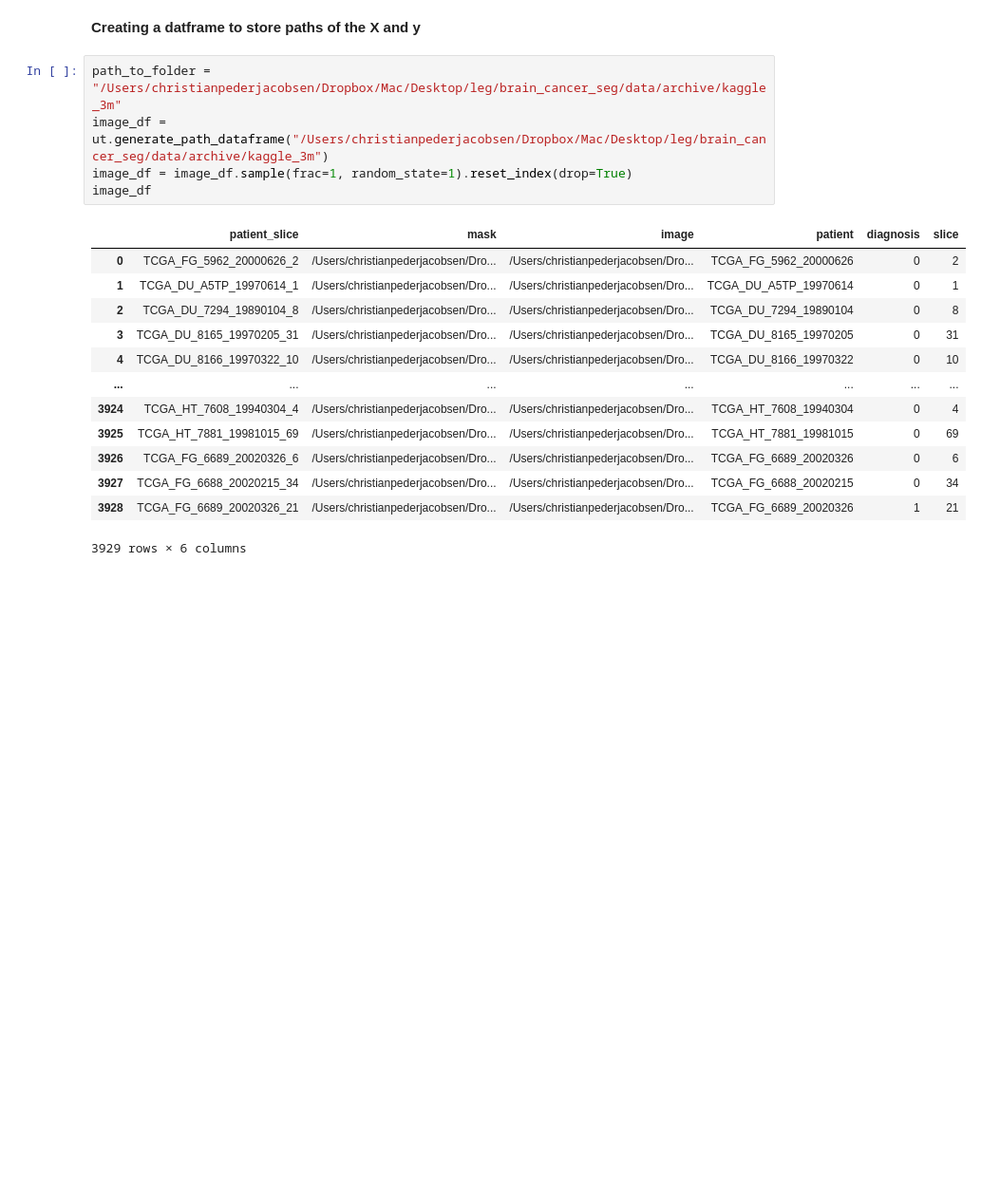
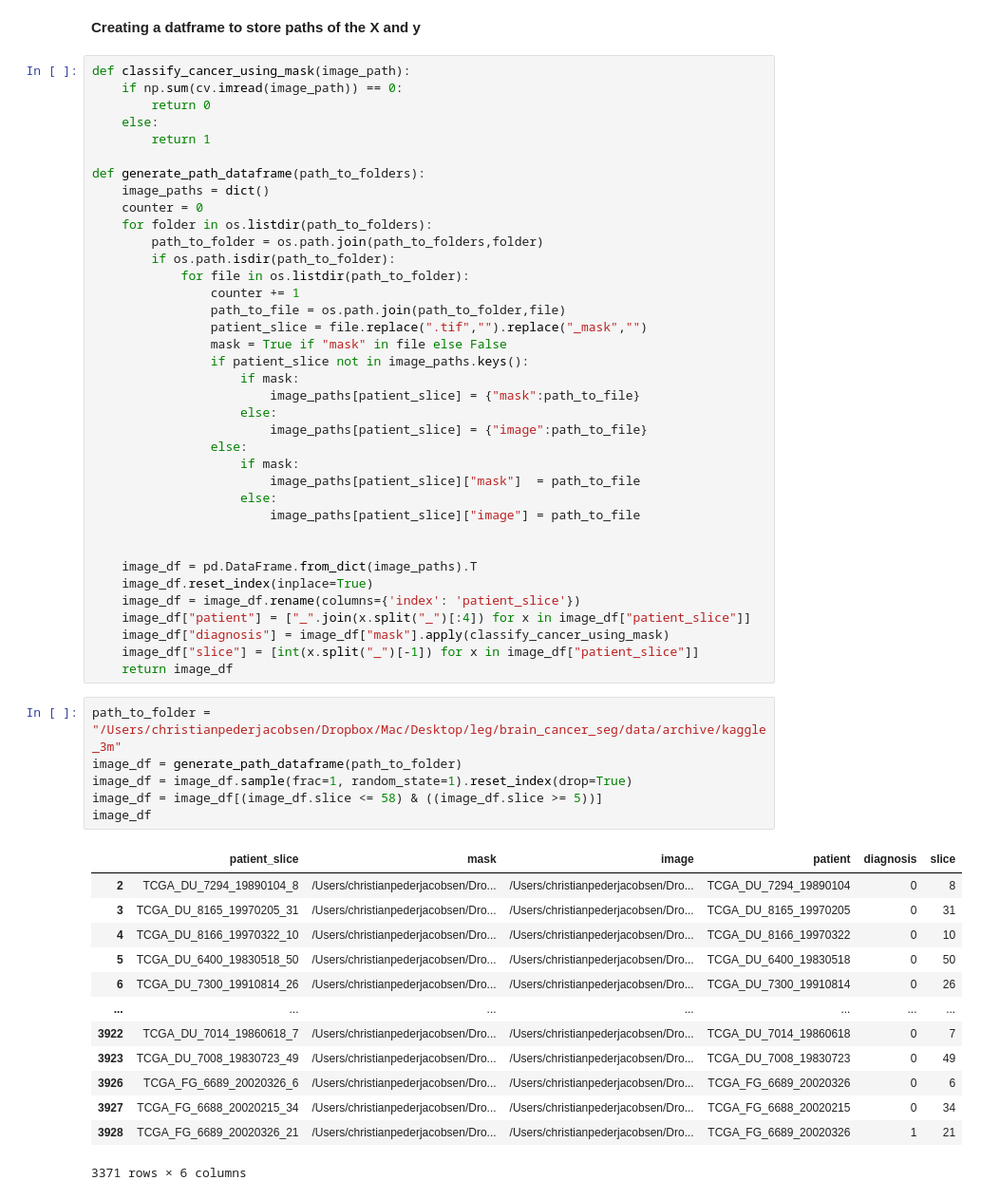
Before and after one commit to christian-creator/brain_cancer_segmentation, a Jupyter notebook: notebooks/segmentation_workflow.ipynb, the cells around one changed output. Shown at 95% size. Saved outputs shown, nothing was run; the diff lists cells and outputs as text; blank space fills up the shorter version.

```diff
--- a/notebooks/segmentation_workflow.ipynb
+++ b/notebooks/segmentation_workflow.ipynb
@@ -31,22 +35,60 @@ from torch.nn import Linear, GRU, Conv2d, Dropout, MaxPool2d, BatchNorm1d
 # Encoding the dataset
 # %% [markdown]
 **Creating a datframe to store paths of the X and y**
+# %%
+def classify_cancer_using_mask(image_path):
+    if np.sum(cv.imread(image_path)) == 0:
+        return 0
+    else:
+        return 1
+
+def generate_path_dataframe(path_to_folders):
+    image_paths = dict()
+    counter = 0
+    for folder in os.listdir(path_to_folders):
+        path_to_folder = os.path.join(path_to_folders,folder)
+        if os.path.isdir(path_to_folder):
+            for file in os.listdir(path_to_folder):
+                counter += 1
+                path_to_file = os.path.join(path_to_folder,file)
+                patient_slice = file.replace(".tif","").replace("_mask","")
+                mask = True if "mask" in file else False
+                if patient_slice not in image_paths.keys():
+                    if mask:
+                        image_paths[patient_slice] = {"mask":path_to_file}
+                    else:
+                        image_paths[patient_slice] = {"image":path_to_file}
+                else:
+                    if mask:
+                        image_paths[patient_slice]["mask"]  = path_to_file
+                    else:
+                        image_paths[patient_slice]["image"] = path_to_file
+
+
+    image_df = pd.DataFrame.from_dict(image_paths).T
+    image_df.reset_index(inplace=True)
+    image_df = image_df.rename(columns={'index': 'patient_slice'})
+    image_df["patient"] = ["_".join(x.split("_")[:4]) for x in image_df["patient_slice"]]
+    image_df["diagnosis"] = image_df["mask"].apply(classify_cancer_using_mask)
+    image_df["slice"] = [int(x.split("_")[-1]) for x in image_df["patient_slice"]]
+    return image_df
 # %%
 path_to_folder = "/Users/christianpederjacobsen/Dropbox/Mac/Desktop/leg/brain_cancer_seg/data/archive/kaggle_3m"
-image_df = ut.generate_path_dataframe("/Users/christianpederjacobsen/Dropbox/Mac/Desktop/leg/brain_cancer_seg/data/archive/kaggle_3m")
+image_df = generate_path_dataframe(path_to_folder)
 image_df = image_df.sample(frac=1, random_state=1).reset_index(drop=True)
+image_df = image_df[(image_df.slice <= 58) & ((image_df.slice >= 5))]
 image_df
 # %% [output]
 |  | patient_slice | mask | image | patient | diagnosis | slice |
-| 0 | TCGA_FG_5962_20000626_2 | /Users/christianpederjacobsen/Dro... | /Users/christianpederjacobsen/Dro... | TCGA_FG_5962_20000626 | 0 | 2 |
-| 1 | TCGA_DU_A5TP_19970614_1 | /Users/christianpederjacobsen/Dro... | /Users/christianpederjacobsen/Dro... | TCGA_DU_A5TP_19970614 | 0 | 1 |
 | 2 | TCGA_DU_7294_19890104_8 | /Users/christianpederjacobsen/Dro... | /Users/christianpederjacobsen/Dro... | TCGA_DU_7294_19890104 | 0 | 8 |
 | 3 | TCGA_DU_8165_19970205_31 | /Users/christianpederjacobsen/Dro... | /Users/christianpederjacobsen/Dro... | TCGA_DU_8165_19970205 | 0 | 31 |
 | 4 | TCGA_DU_8166_19970322_10 | /Users/christianpederjacobsen/Dro... | /Users/christianpederjacobsen/Dro... | TCGA_DU_8166_19970322 | 0 | 10 |
+| 5 | TCGA_DU_6400_19830518_50 | /Users/christianpederjacobsen/Dro... | /Users/christianpederjacobsen/Dro... | TCGA_DU_6400_19830518 | 0 | 50 |
+| 6 | TCGA_DU_7300_19910814_26 | /Users/christianpederjacobsen/Dro... | /Users/christianpederjacobsen/Dro... | TCGA_DU_7300_19910814 | 0 | 26 |
 | ... | ... | ... | ... | ... | ... | ... |
-| 3924 | TCGA_HT_7608_19940304_4 | /Users/christianpederjacobsen/Dro... | /Users/christianpederjacobsen/Dro... | TCGA_HT_7608_19940304 | 0 | 4 |
-| 3925 | TCGA_HT_7881_19981015_69 | /Users/christianpederjacobsen/Dro... | /Users/christianpederjacobsen/Dro... | TCGA_HT_7881_19981015 | 0 | 69 |
+| 3922 | TCGA_DU_7014_19860618_7 | /Users/christianpederjacobsen/Dro... | /Users/christianpederjacobsen/Dro... | TCGA_DU_7014_19860618 | 0 | 7 |
+| 3923 | TCGA_DU_7008_19830723_49 | /Users/christianpederjacobsen/Dro... | /Users/christianpederjacobsen/Dro... | TCGA_DU_7008_19830723 | 0 | 49 |
 | 3926 | TCGA_FG_6689_20020326_6 | /Users/christianpederjacobsen/Dro... | /Users/christianpederjacobsen/Dro... | TCGA_FG_6689_20020326 | 0 | 6 |
 | 3927 | TCGA_FG_6688_20020215_34 | /Users/christianpederjacobsen/Dro... | /Users/christianpederjacobsen/Dro... | TCGA_FG_6688_20020215 | 0 | 34 |
 | 3928 | TCGA_FG_6689_20020326_21 | /Users/christianpederjacobsen/Dro... | /Users/christianpederjacobsen/Dro... | TCGA_FG_6689_20020326 | 1 | 21 |
-3929 rows × 6 columns
+3371 rows × 6 columns
```
Also changed, not shown: parts of 19 cells of this notebook, 3 other files.
